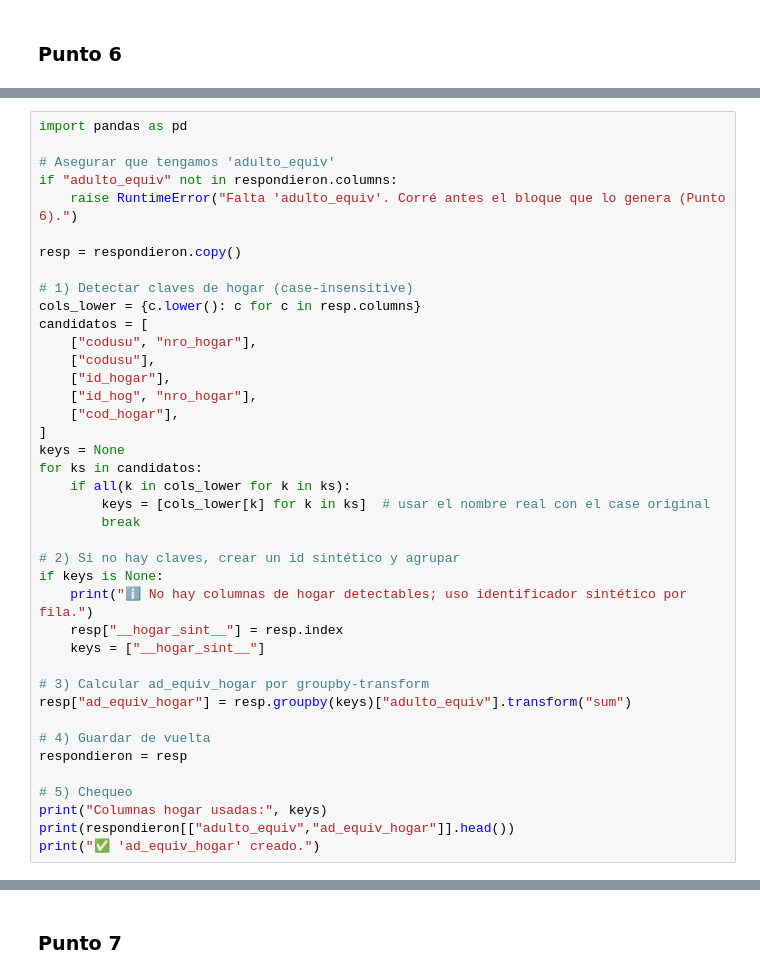
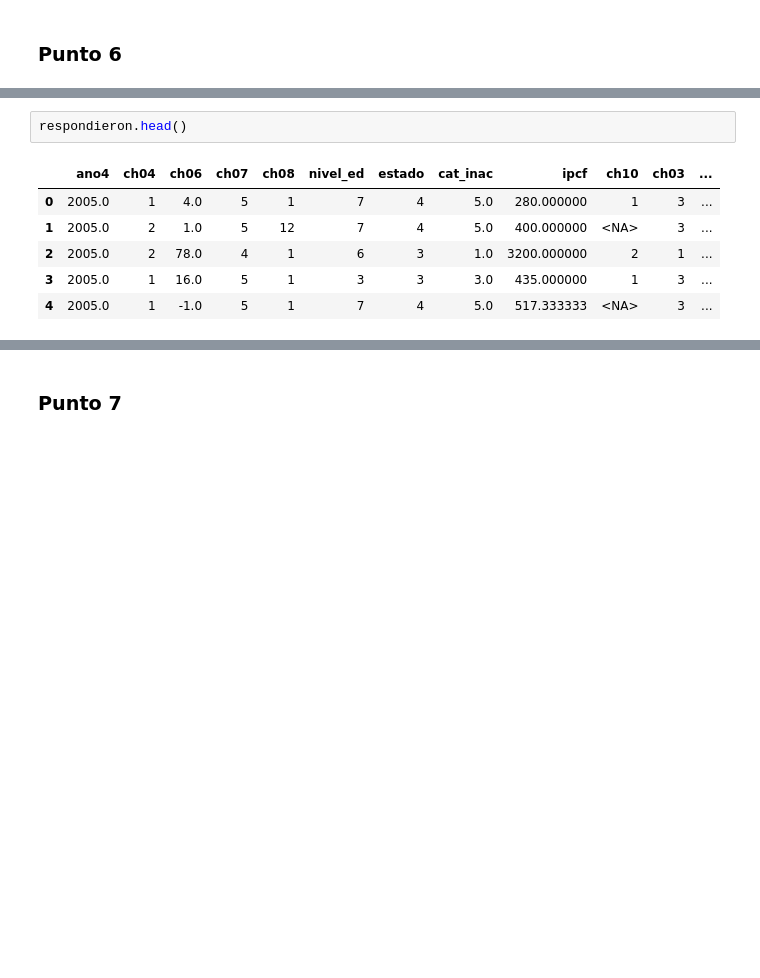
Before and after one commit to caterinawalker/Ciencia-de-Datos, a Jupyter notebook: coding (2).ipynb, the cells around one changed output, grey strips where cells are left out. Drawn from its saved outputs; the diff is of its cells as text; blank space fills up the shorter version.

```diff
--- a/coding (2).ipynb
+++ b/coding (2).ipynb
@@ -1387,40 +1117,0 @@ NAs en ch06: 0
-# %%
-import pandas as pd
-
-# Asegurar que tengamos 'adulto_equiv'
-if "adulto_equiv" not in respondieron.columns:
-    raise RuntimeError("Falta 'adulto_equiv'. Corré antes el bloque que lo genera (Punto 6).")
-
-resp = respondieron.copy()
-
-# 1) Detectar claves de hogar (case-insensitive)
-cols_lower = {c.lower(): c for c in resp.columns}
-candidatos = [
-    ["codusu", "nro_hogar"],
-    ["codusu"],
-    ["id_hogar"],
-    ["id_hog", "nro_hogar"],
-    ["cod_hogar"],
-]
-keys = None
-for ks in candidatos:
-    if all(k in cols_lower for k in ks):
-        keys = [cols_lower[k] for k in ks]  # usar el nombre real con el case original
-        break
-
-# 2) Si no hay claves, crear un id sintético y agrupar
-if keys is None:
-    print("ℹ️ No hay columnas de hogar detectables; uso identificador sintético por fila.")
-    resp["__hogar_sint__"] = resp.index
-    keys = ["__hogar_sint__"]
-
-# 3) Calcular ad_equiv_hogar por groupby-transform
-resp["ad_equiv_hogar"] = resp.groupby(keys)["adulto_equiv"].transform("sum")
-
-# 4) Guardar de vuelta
-respondieron = resp
-
-# 5) Chequeo
-print("Columnas hogar usadas:", keys)
-print(respondieron[["adulto_equiv","ad_equiv_hogar"]].head())
-print("✅ 'ad_equiv_hogar' creado.")
@@ -1436,0 +1118,9 @@ Columnas hogar usadas: ['__hogar_sint__']
+# %%
+respondieron.head()
+# %% [output]
+|  | ano4 | ch04 | ch06 | ch07 | ch08 | nivel_ed | estado | cat_inac | ipcf | ch10 | ch03 | ... |
+| 0 | 2005.0 | 1 | 4.0 | 5 | 1 | 7 | 4 | 5.0 | 280.000000 | 1 | 3 | ... |
+| 1 | 2005.0 | 2 | 1.0 | 5 | 12 | 7 | 4 | 5.0 | 400.000000 | <NA> | 3 | ... |
+| 2 | 2005.0 | 2 | 78.0 | 4 | 1 | 6 | 3 | 1.0 | 3200.000000 | 2 | 1 | ... |
+| 3 | 2005.0 | 1 | 16.0 | 5 | 1 | 3 | 3 | 3.0 | 435.000000 | 1 | 3 | ... |
+| 4 | 2005.0 | 1 | -1.0 | 5 | 1 | 7 | 4 | 5.0 | 517.333333 | <NA> | 3 | ... |
```
Also changed, not shown: parts of 23 cells of this notebook, 2 other files.
